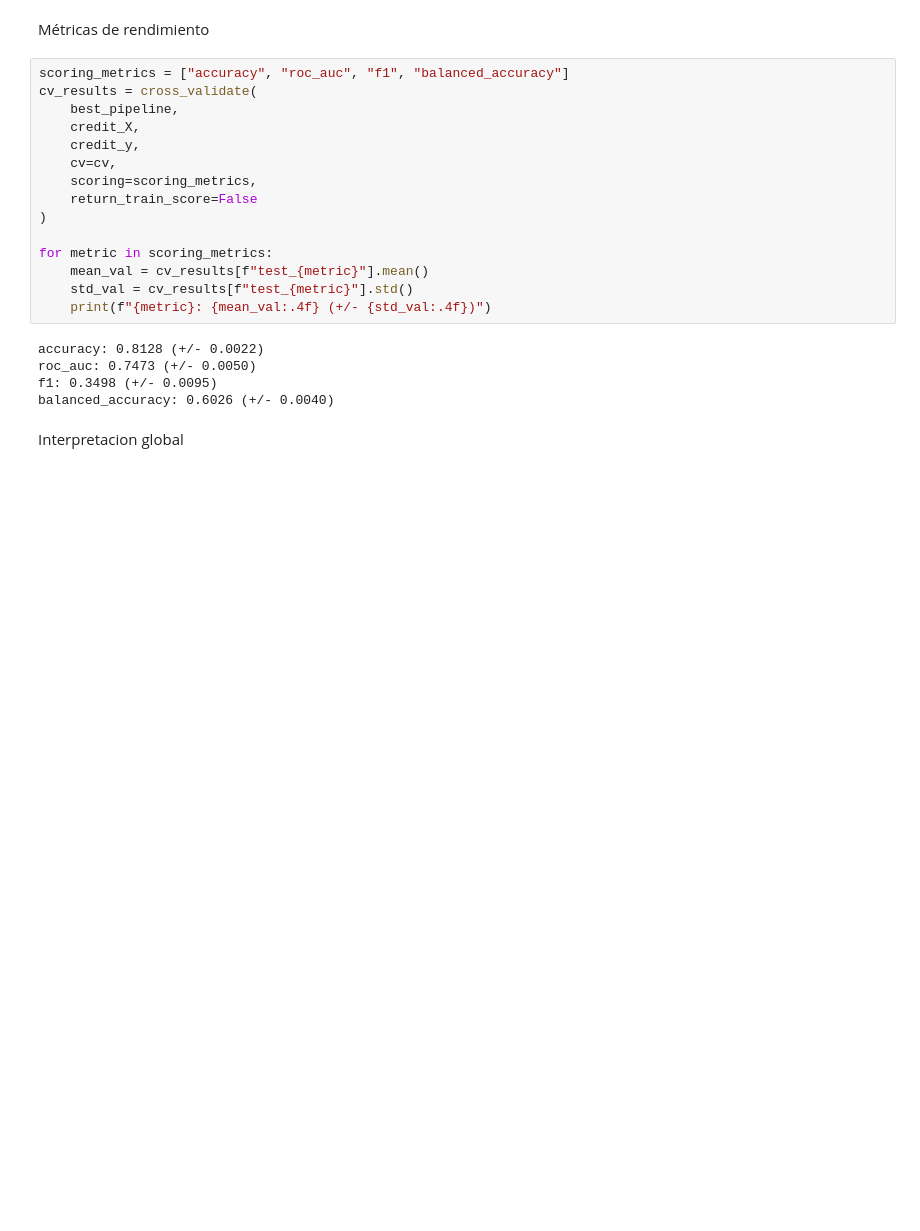
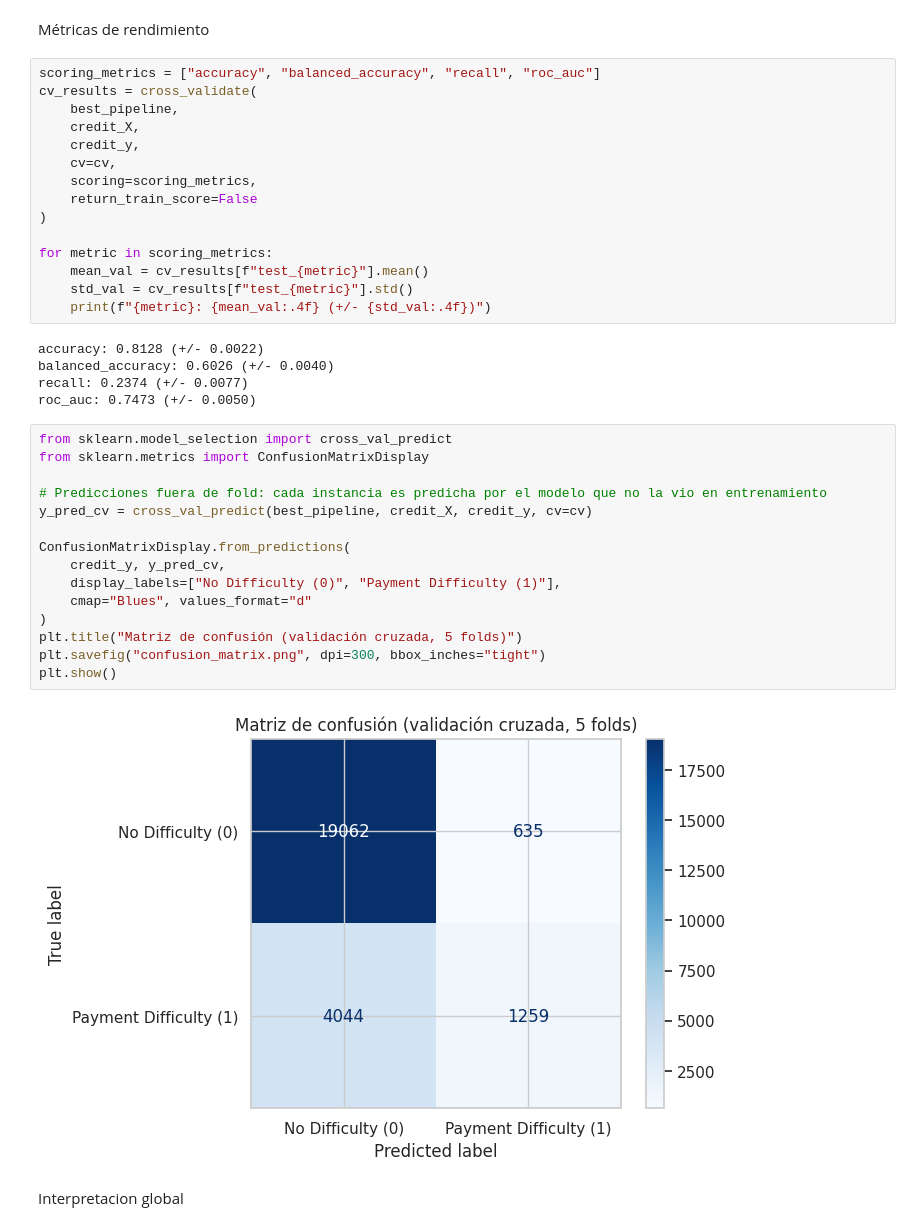
Before and after one commit to nicolas-pueyo/ia-explicable, a Jupyter notebook: notebooks/proyecto_iax.ipynb, the cells around one changed output. Drawn from its saved outputs; the diff is of its cells as text; blank space fills up the shorter version.

```diff
--- a/notebooks/proyecto_iax.ipynb
+++ b/notebooks/proyecto_iax.ipynb
@@ -195,7 +221,7 @@ Reglas lógicas del modelo óptimo:
 # %% [markdown]
 Métricas de rendimiento
 # %%
-scoring_metrics = ["accuracy", "roc_auc", "f1", "balanced_accuracy"]
+scoring_metrics = ["accuracy", "balanced_accuracy", "recall", "roc_auc"]
 cv_results = cross_validate(
     best_pipeline,
     credit_X,
@@ -211,9 +237,26 @@ for metric in scoring_metrics:
     print(f"{metric}: {mean_val:.4f} (+/- {std_val:.4f})")
 # %% [output]
 accuracy: 0.8128 (+/- 0.0022)
+balanced_accuracy: 0.6026 (+/- 0.0040)
+recall: 0.2374 (+/- 0.0077)
 roc_auc: 0.7473 (+/- 0.0050)
-f1: 0.3498 (+/- 0.0095)
-balanced_accuracy: 0.6026 (+/- 0.0040)
+# %%
+from sklearn.model_selection import cross_val_predict
+from sklearn.metrics import ConfusionMatrixDisplay
+
+# Predicciones fuera de fold: cada instancia es predicha por el modelo que no la vio en entrenamiento
+y_pred_cv = cross_val_predict(best_pipeline, credit_X, credit_y, cv=cv)
+
+ConfusionMatrixDisplay.from_predictions(
+    credit_y, y_pred_cv,
+    display_labels=["No Difficulty (0)", "Payment Difficulty (1)"],
+    cmap="Blues", values_format="d"
+)
+plt.title("Matriz de confusión (validación cruzada, 5 folds)")
+plt.savefig("confusion_matrix.png", dpi=300, bbox_inches="tight")
+plt.show()
+# %% [output]
+[figure, added]
 # %% [markdown]
 Interpretacion global
 # %%
```
Also changed, not shown: parts of 1 cell of this notebook.
